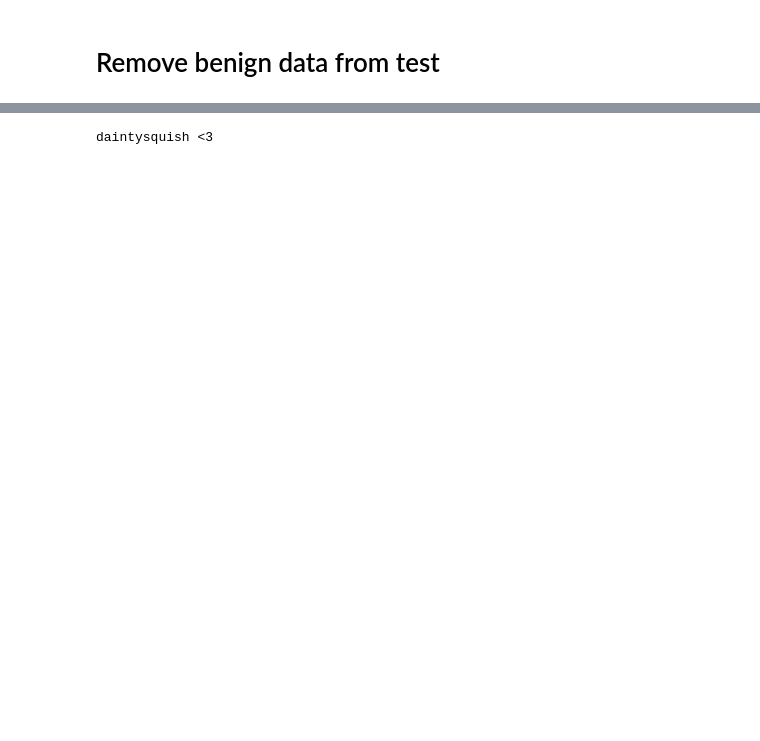
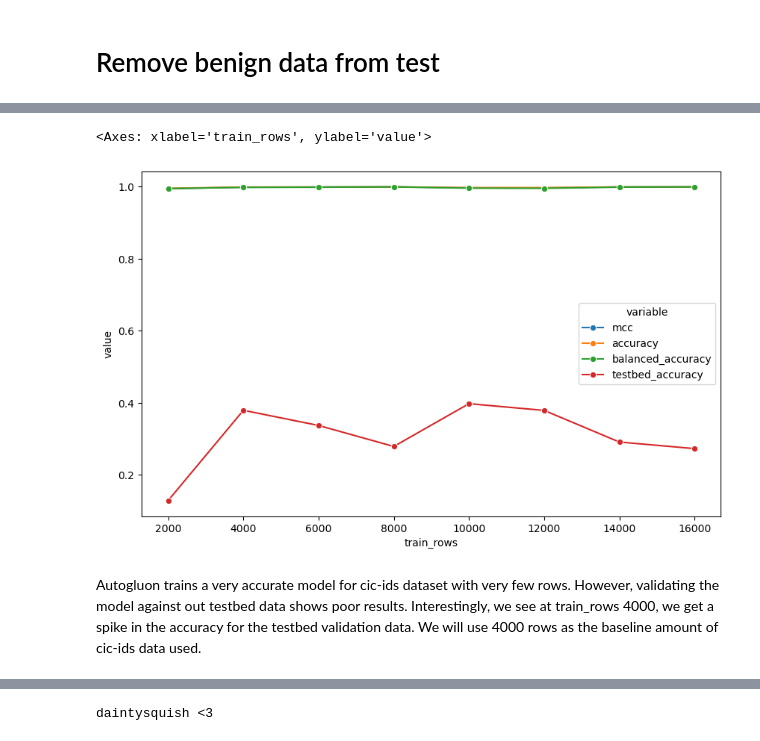
Before and after one commit to navya144/modular_ids_framework, a Jupyter notebook: non_persistent_model.ipynb, the cells around one changed output, grey strips where cells are left out. Cells and saved outputs as stored; diff of their text form; code cells hidden in the pictures; blank space fills up the shorter version.

```diff
--- a/non_persistent_model.ipynb
+++ b/non_persistent_model.ipynb
@@ -156,0 +100,4 @@ Computing feature importance via permutation shuffling for 41 features using 500
+# %%
+testbed_testing = pd.read_csv('testbed_testing.csv')
+testbed_testing = testbed_testing.loc[testbed_testing['Label'] != 'BENIGN']
+testbed_testing['Label'].unique()
@@ -156,0 +109,3 @@ Computing feature importance via permutation shuffling for 41 features using 500
+# %%
+train_df = train_df.sample(frac=1, random_state=29)
+testbed_training = testbed_training.sample(frac=1, random_state=29)
@@ -156,0 +114,13 @@ Computing feature importance via permutation shuffling for 41 features using 500
+# %%
+stats = pd.DataFrame(columns=['train_rows', 'mcc', 'accuracy', 'balanced_accuracy', 'testbed_accuracy', 'best_model'])
+for train_rows in range(2000, 18000, 2000):
+    print(train_rows)
+    predictor = TabularPredictor(label='Label', eval_metric= 'mcc').fit(presets='medium', train_data=train_df[:train_rows], fit_weighted_ensemble=False)
+    evaluation = predictor.evaluate(test_df)
+    leaderboard = predictor.leaderboard(test_df)
+
+    evaluation_testbed = predictor.evaluate(testbed_testing)
+
+    new_row = {'mcc': evaluation['mcc'], 'accuracy':evaluation['accuracy'], 'train_rows':train_rows, 'balanced_accuracy': evaluation['balanced_accuracy'], 'best_model': leaderboard.iloc[0]['model'], 'testbed_accuracy': evaluation_testbed['accuracy']}
+    stats.loc[len(stats)] = new_row
+    print(stats)
@@ -156,0 +282,13 @@ Computing feature importance via permutation shuffling for 41 features using 500
+# %%
+# Melt the DataFrame to have a long format for Seaborn lineplot
+melted_stats = stats.melt(id_vars='train_rows',
+                          value_vars=['mcc', 'accuracy', 'balanced_accuracy', 'testbed_accuracy'])
+
+# Plot using Seaborn
+plt.figure(figsize=(10, 6))
+sns.lineplot(data=melted_stats, x='train_rows', y='value', hue='variable', marker='o')
+# %% [output]
+<Axes: xlabel='train_rows', ylabel='value'>
+[figure, added]
+# %% [markdown]
+Autogluon trains a very accurate model for cic-ids dataset with very few rows. However, validating the model against out testbed data shows poor results. Interestingly, we see at train_rows 4000, we get a spike in the accuracy for the testbed validation data. We will use 4000 rows as the baseline amount of cic-ids data used.
```
Also changed, not shown: parts of 29 cells of this notebook, 6 other files.
